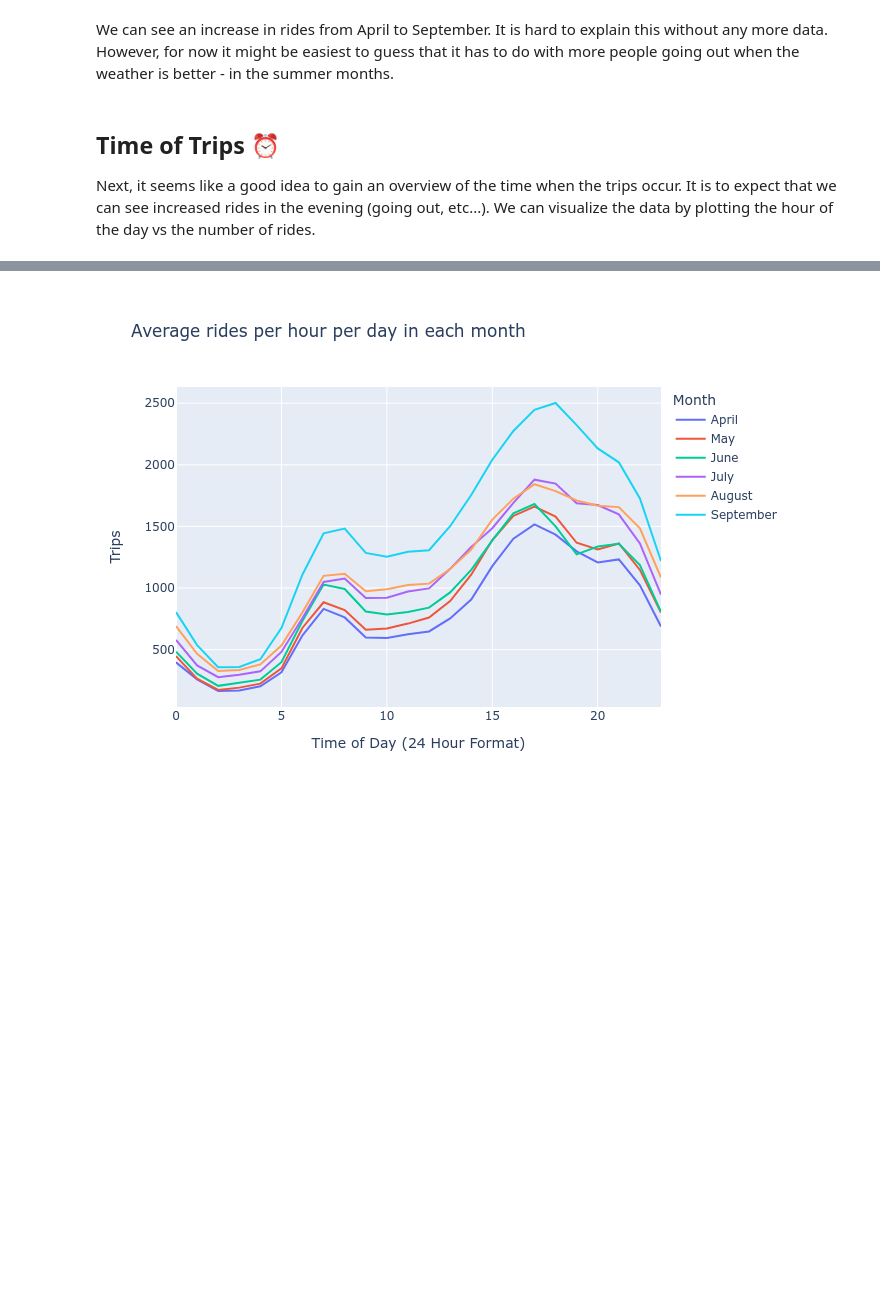
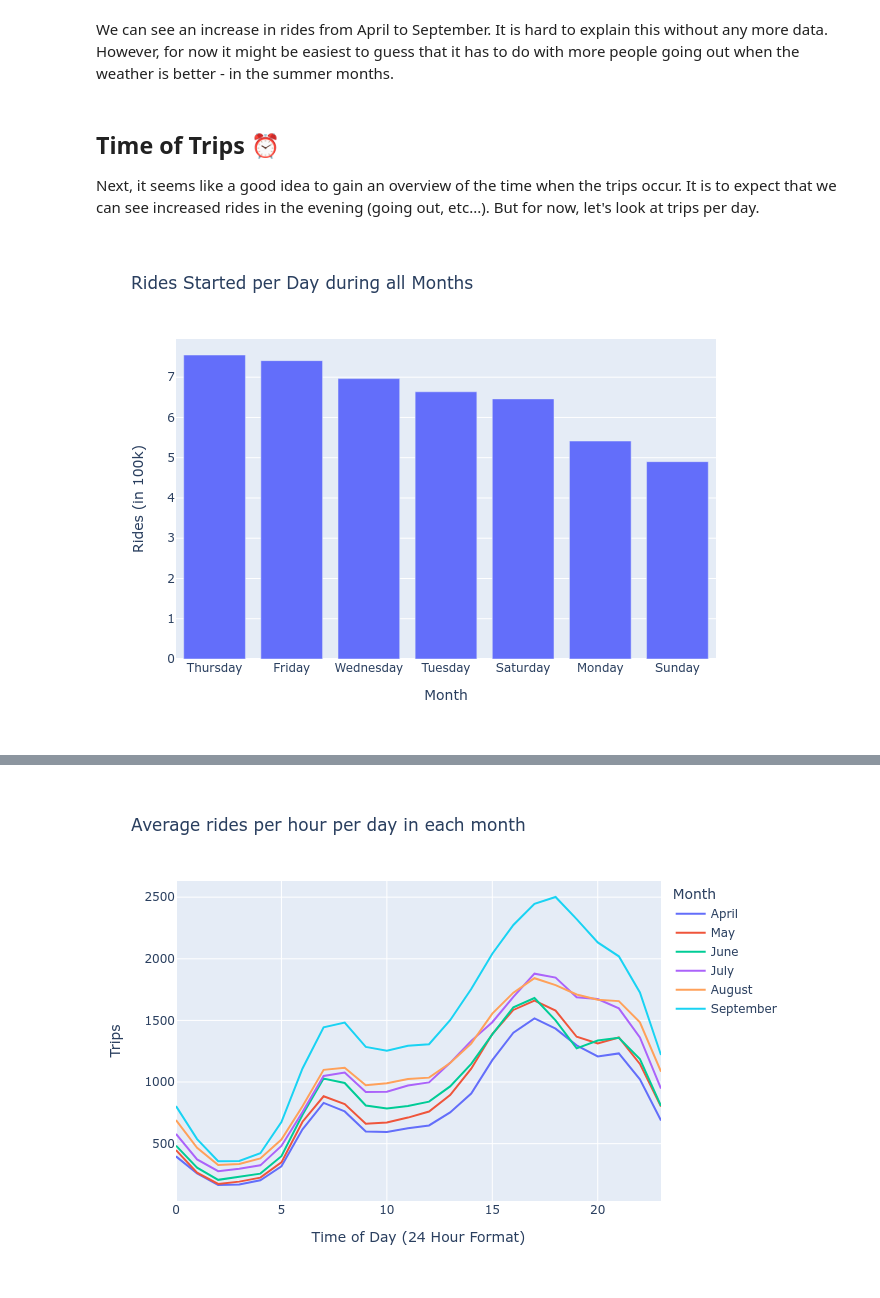
Before and after one commit to FabianBong/Uber-Pick-Ups-In-New-York, a Jupyter notebook: Code/Uber.ipynb, the cells around one changed output, grey strips where cells are left out. Drawn from its saved outputs; the diff is of its cells as text; code cells hidden in the pictures; blank space fills up the shorter version.

Commit message:
Refactored the code and started adding more analysis.

```diff
--- a/Code/Uber.ipynb
+++ b/Code/Uber.ipynb
@@ -15,3 +15,12 @@ jun14 = pd.read_csv("../Data/uber-raw-data-jun14.csv", parse_dates=['Date/Time']
 jul14 = pd.read_csv("../Data/uber-raw-data-jul14.csv", parse_dates=['Date/Time'])
 aug14 = pd.read_csv("../Data/uber-raw-data-aug14.csv", parse_dates=['Date/Time'])
 sep14 = pd.read_csv("../Data/uber-raw-data-sep14.csv", parse_dates=['Date/Time'])
+
+combined_data = pd.concat([apr14, may14, jun14, jul14, aug14, sep14])
+# %%
+combined_data['Weekday Name'] = pd.to_datetime(combined_data['Date/Time']).dt.day_name()
+combined_data['Day'] = pd.to_datetime(combined_data['Date/Time']).dt.day
+combined_data['Hour'] = pd.to_datetime(combined_data['Date/Time']).dt.hour
+combined_data['Minute'] = pd.to_datetime(combined_data['Date/Time']).dt.minute
+combined_data['Month'] = pd.to_datetime(combined_data['Date/Time']).dt.month
+combined_data.head()
@@ -40,4 +83,15 @@ We can see an increase in rides from April to September. It is hard to explain t
 # %% [markdown]
 ## Time of Trips ⏰
 
-Next, it seems like a good idea to gain an overview of the time when the trips occur. It is to expect that we can see increased rides in the evening (going out, etc...). We can visualize the data by plotting the hour of the day vs the number of rides.
+Next, it seems like a good idea to gain an overview of the time when the trips occur. It is to expect that we can see increased rides in the evening (going out, etc...). But for now, let's look at trips per day.
+# %%
+bar_plot = px.bar(y = combined_data.groupby(['Weekday Name']).size()/100000,
+                  x = combined_data.groupby(['Weekday Name']).size().index,
+                  title = "Rides Started per Day during all Months")
+
+bar_plot.update_yaxes(title = "Rides (in 100k)")
+bar_plot.update_xaxes(title = "Month")
+bar_plot.update_layout(xaxis={'categoryorder':'total descending'})
+bar_plot.show()
+# %% [output]
+[figure, added]
```
Also changed, not shown: parts of 23 cells of this notebook.
